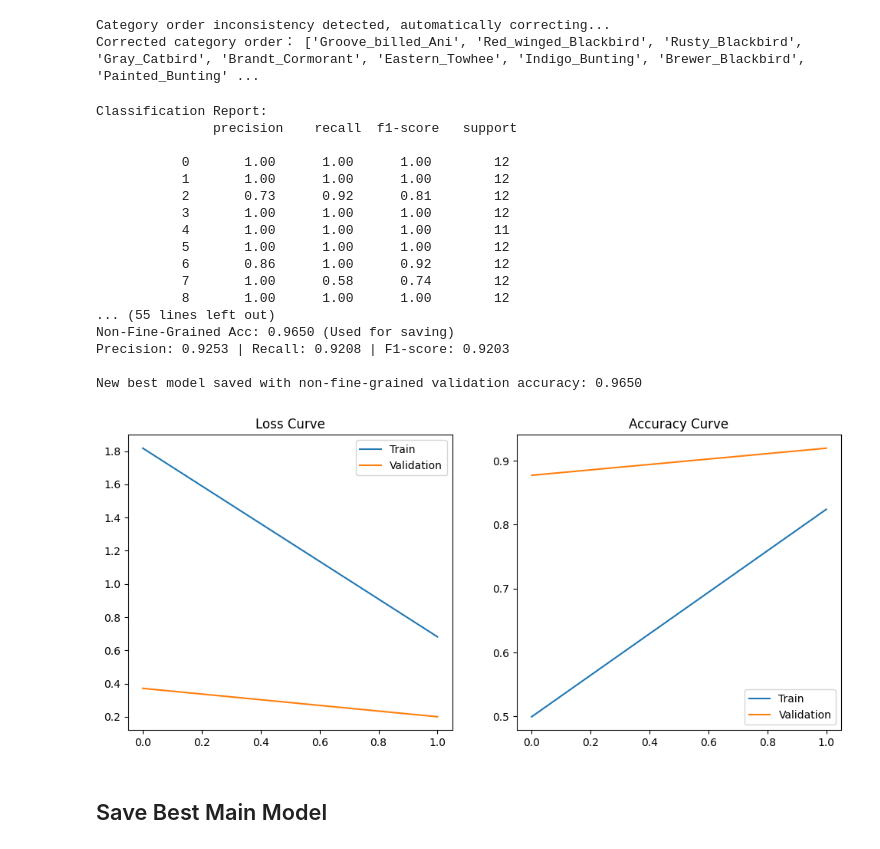
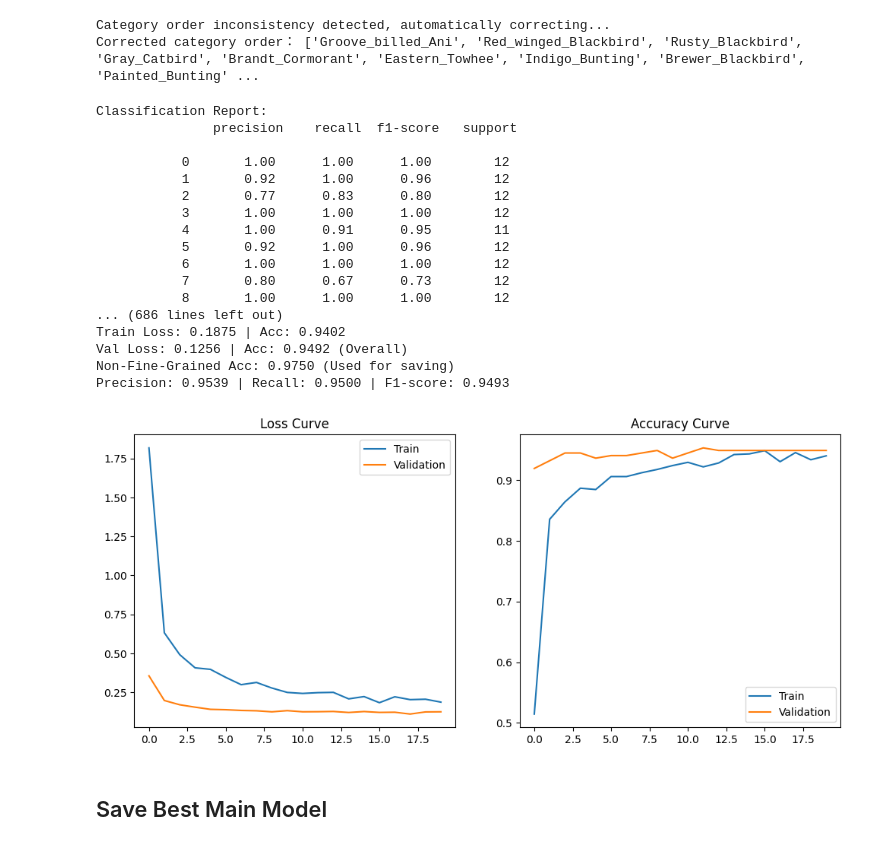
Before and after one commit to yutao-data/Fine_Grained_Bird_Swin, a Jupyter notebook: notebooks/Pretrained_Swin.ipynb, the cells around one changed output. Saved outputs shown, nothing was run; the diff lists cells and outputs as text; code cells hidden in the pictures.

```diff
--- a/notebooks/Pretrained_Swin.ipynb
+++ b/notebooks/Pretrained_Swin.ipynb
@@ -336,7 +336,7 @@ history = {'train_loss': [], 'val_loss': [], 'train_acc': [], 'val_acc': [], 'va
 best_val_acc = 0.0
 best_model_path = "/kaggle/working/best_model.pth"
 
-for epoch in range(2):
+for epoch in range(20):
     train_loss, train_acc = train_epoch(model, train_loader, optimizer, scaler)
     val_loss, val_acc, non_fine_grained_acc, val_precision, val_recall, val_f1 = validate(model, val_loader)
 
@@ -357,45 +357,45 @@ for epoch in range(2):
     if non_fine_grained_acc > best_val_acc:
         best_val_acc = non_fine_grained_acc
         torch.save(model.state_dict(), best_model_path)
         print(f"New best model saved with non-fine-grained validation accuracy: {non_fine_grained_acc:.4f}")
 
     if early_stopper.early_stop(val_loss):
         print("Early stopping triggered!")
         break
 
 # Plot training curves
 plt.figure(figsize=(12, 5))
 plt.subplot(1, 2, 1)
 plt.plot(history['train_loss'], label='Train')
 plt.plot(history['val_loss'], label='Validation')
 plt.title('Loss Curve')
 plt.legend()
 
 plt.subplot(1, 2, 2)
 plt.plot(history['train_acc'], label='Train')
 plt.plot(history['val_acc'], label='Validation')
 plt.title('Accuracy Curve')
 plt.legend()
 plt.show()
 # %% [output]
 Classification Report:
                precision    recall  f1-score   support
 
            0       1.00      1.00      1.00        12
-           1       1.00      1.00      1.00        12
-           2       0.73      0.92      0.81        12
+           1       0.92      1.00      0.96        12
+           2       0.77      0.83      0.80        12
            3       1.00      1.00      1.00        12
-           4       1.00      1.00      1.00        11
-           5       1.00      1.00      1.00        12
-           6       0.86      1.00      0.92        12
-           7       1.00      0.58      0.74        12
+           4       1.00      0.91      0.95        11
+           5       0.92      1.00      0.96        12
+           6       1.00      1.00      1.00        12
+           7       0.80      0.67      0.73        12
            8       1.00      1.00      1.00        12
-... (55 lines left out)
-Non-Fine-Grained Acc: 0.9650 (Used for saving)
-Precision: 0.9253 | Recall: 0.9208 | F1-score: 0.9203
-
-New best model saved with non-fine-grained validation accuracy: 0.9650
+... (686 lines left out)
+Train Loss: 0.1875 | Acc: 0.9402
+Val Loss: 0.1256 | Acc: 0.9492 (Overall)
+Non-Fine-Grained Acc: 0.9750 (Used for saving)
+Precision: 0.9539 | Recall: 0.9500 | F1-score: 0.9493
-[figure, old version]
+[figure, new version]
 # %% [markdown]
 ## Save Best Main Model
 # %%
```
Also changed, not shown: parts of 4 cells of this notebook.
